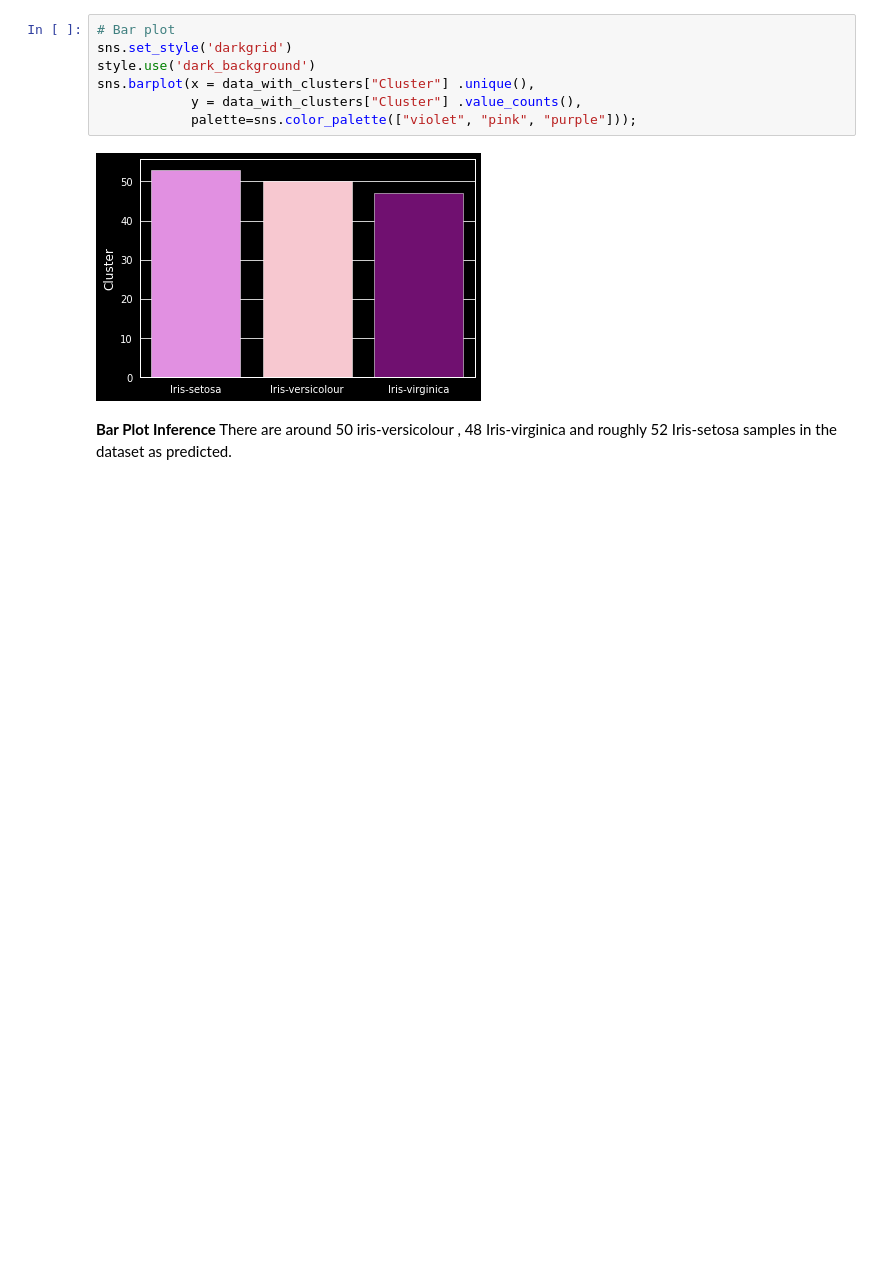
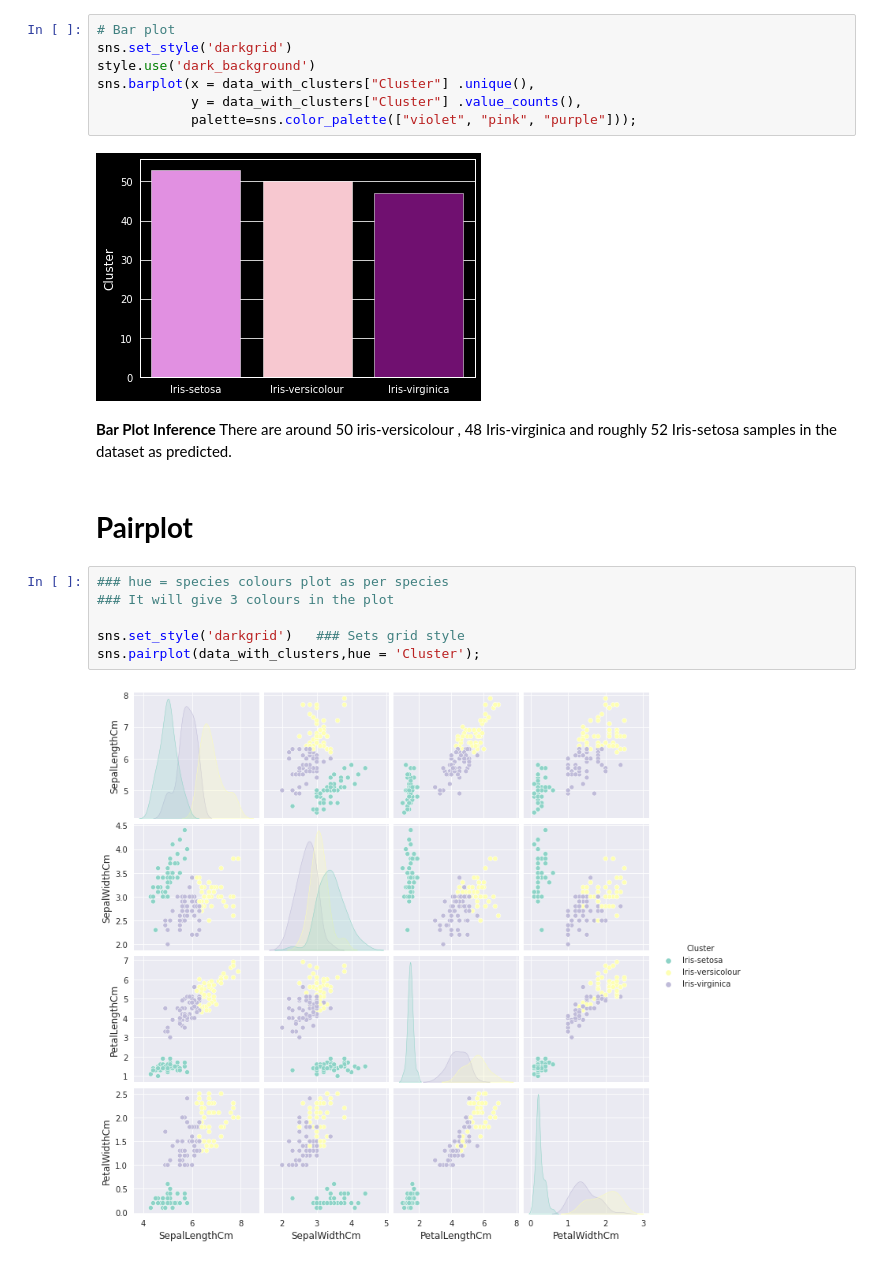
Before and after one commit to ananya-jaikumar/TSF-DataScience-and-Business-Analytis-Internship-Tasks, a Jupyter notebook: Prediction_using_unsupervised_ML.ipynb, the cells around one changed output. Drawn from its saved outputs; the diff is of its cells as text; blank space fills up the shorter version.

```diff
--- a/Prediction_using_unsupervised_ML.ipynb
+++ b/Prediction_using_unsupervised_ML.ipynb
@@ -151,3 +151,13 @@ sns.barplot(x = data_with_clusters["Cluster"] .unique(),
 # %% [markdown]
 **Bar Plot Inference**
 There are around 50 iris-versicolour , 48 Iris-virginica and roughly 52 Iris-setosa samples in the dataset as predicted.
+# %% [markdown]
+# **Pairplot**
+# %%
+### hue = species colours plot as per species
+### It will give 3 colours in the plot
+
+sns.set_style('darkgrid')   ### Sets grid style
+sns.pairplot(data_with_clusters,hue = 'Cluster');
+# %% [output]
+[figure, added]
```
Also changed, not shown: parts of 1 cell of this notebook.
